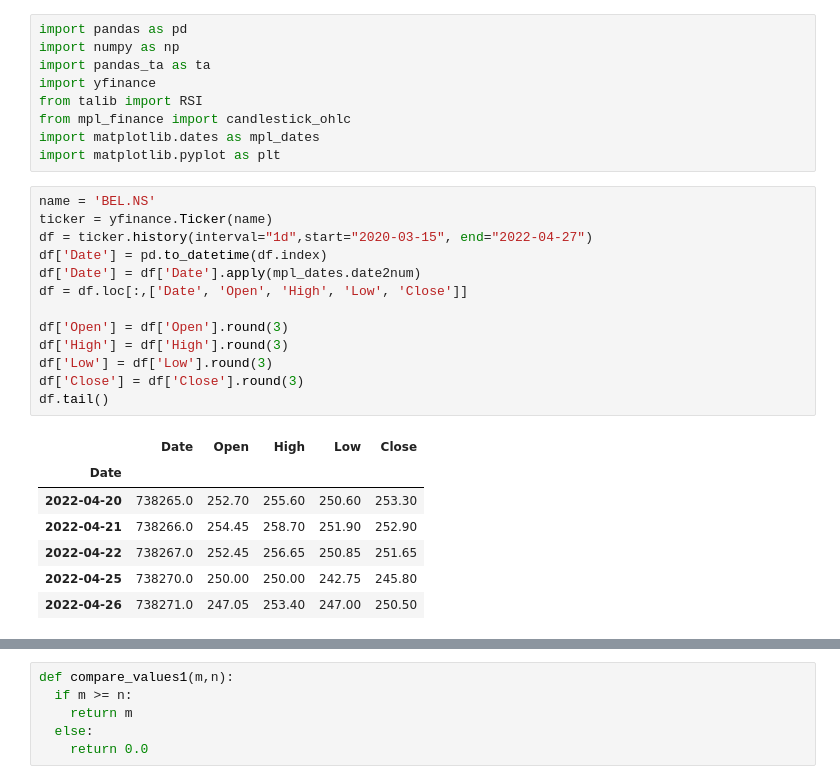
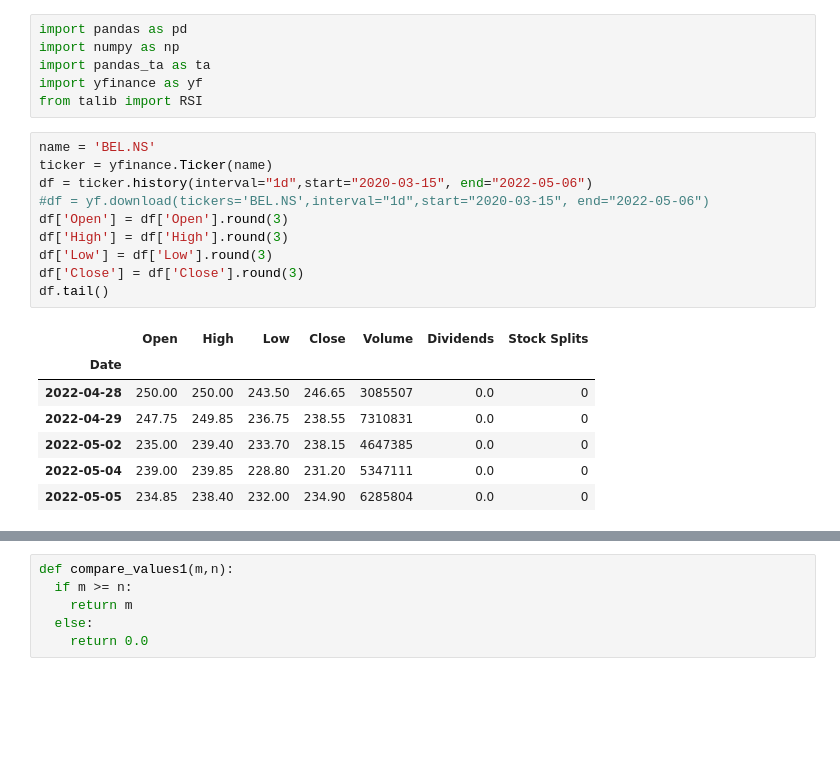
Before and after one commit to kroy900/Auto_Support_Resistance, a Jupyter notebook: s_r_ver1.ipynb, the cells around one changed output, grey strips where cells are left out. Drawn from its saved outputs; the diff is of its cells as text; blank space fills up the shorter version.

```diff
--- a/s_r_ver1.ipynb
+++ b/s_r_ver1.ipynb
@@ -49,29 +49,23 @@ Requirement already satisfied: six>=1.5 in /usr/local/lib/python3.7/dist-package
 import pandas as pd
 import numpy as np
 import pandas_ta as ta
-import yfinance
+import yfinance as yf
 from talib import RSI
-from mpl_finance import candlestick_ohlc
-import matplotlib.dates as mpl_dates
-import matplotlib.pyplot as plt
 # %%
 name = 'BEL.NS'
 ticker = yfinance.Ticker(name)
-df = ticker.history(interval="1d",start="2020-03-15", end="2022-04-27")
-df['Date'] = pd.to_datetime(df.index)
-df['Date'] = df['Date'].apply(mpl_dates.date2num)
-df = df.loc[:,['Date', 'Open', 'High', 'Low', 'Close']]
-
+df = ticker.history(interval="1d",start="2020-03-15", end="2022-05-06")
+#df = yf.download(tickers='BEL.NS',interval="1d",start="2020-03-15", end="2022-05-06")
 df['Open'] = df['Open'].round(3)
 df['High'] = df['High'].round(3)
 df['Low'] = df['Low'].round(3)
 df['Close'] = df['Close'].round(3)
 df.tail()
 # %% [output]
-|  | Date | Open | High | Low | Close |
-| Date |  |  |  |  |  |
-| 2022-04-20 | 738265.0 | 252.70 | 255.60 | 250.60 | 253.30 |
-| 2022-04-21 | 738266.0 | 254.45 | 258.70 | 251.90 | 252.90 |
-| 2022-04-22 | 738267.0 | 252.45 | 256.65 | 250.85 | 251.65 |
-| 2022-04-25 | 738270.0 | 250.00 | 250.00 | 242.75 | 245.80 |
-| 2022-04-26 | 738271.0 | 247.05 | 253.40 | 247.00 | 250.50 |
+|  | Open | High | Low | Close | Volume | Dividends | Stock Splits |
+| Date |  |  |  |  |  |  |  |
+| 2022-04-28 | 250.00 | 250.00 | 243.50 | 246.65 | 3085507 | 0.0 | 0 |
+| 2022-04-29 | 247.75 | 249.85 | 236.75 | 238.55 | 7310831 | 0.0 | 0 |
+| 2022-05-02 | 235.00 | 239.40 | 233.70 | 238.15 | 4647385 | 0.0 | 0 |
+| 2022-05-04 | 239.00 | 239.85 | 228.80 | 231.20 | 5347111 | 0.0 | 0 |
+| 2022-05-05 | 234.85 | 238.40 | 232.00 | 234.90 | 6285804 | 0.0 | 0 |
```
Also changed, not shown: parts of 23 cells of this notebook.
